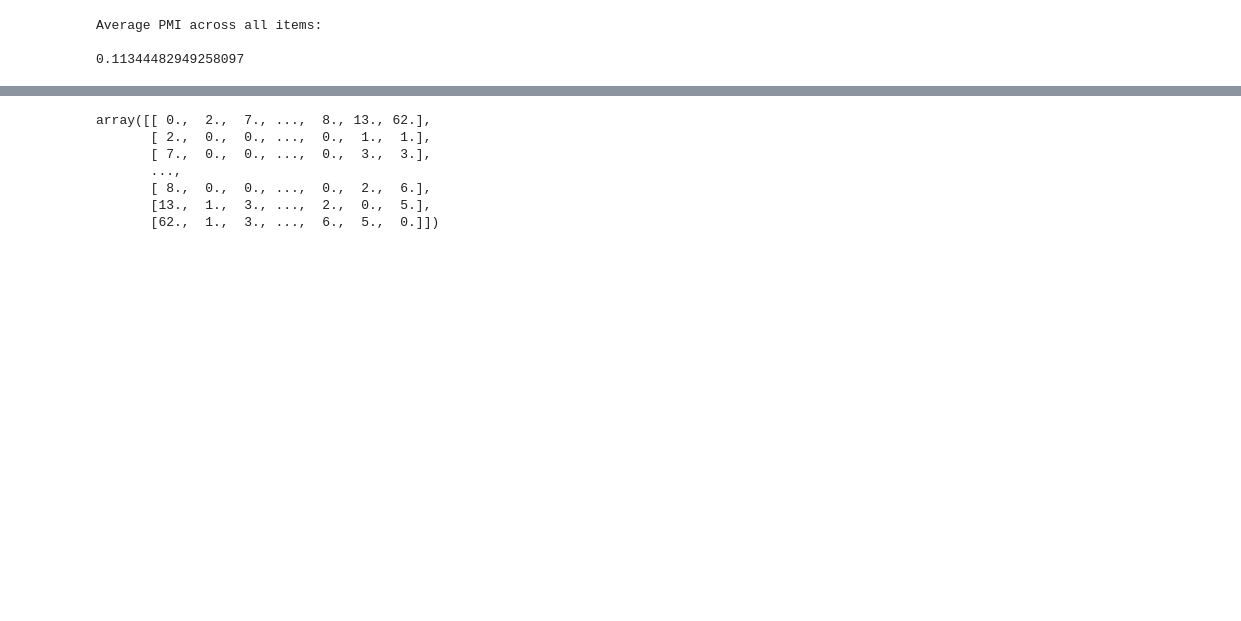
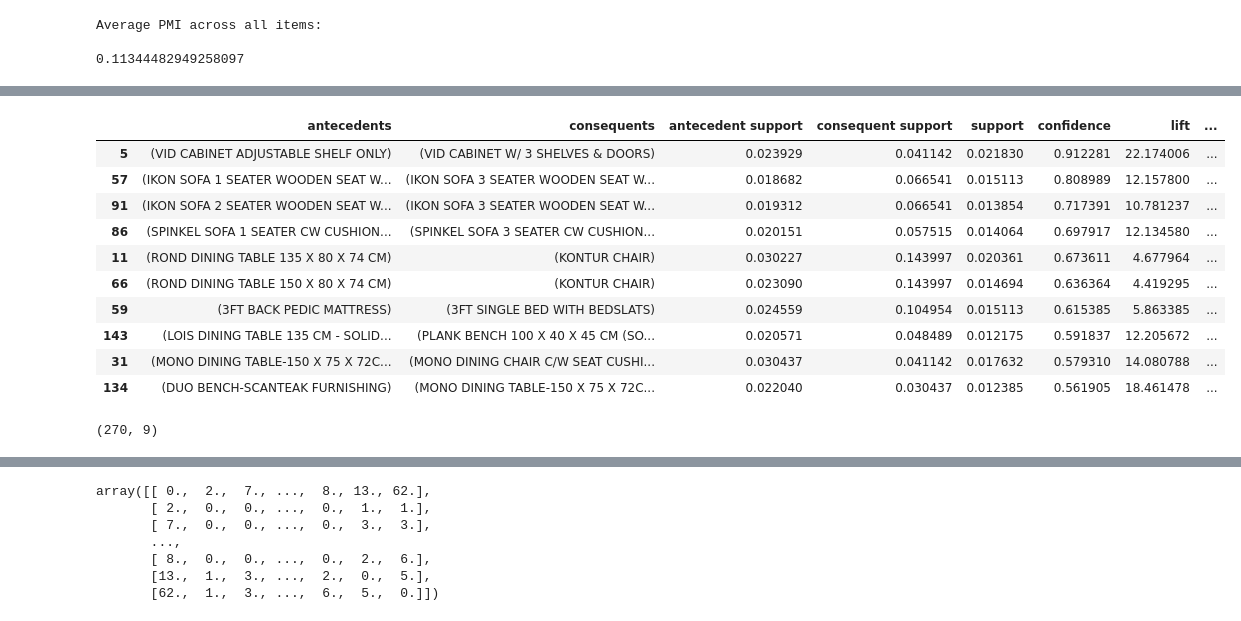
Before and after one commit to aisyahms/Intern, a Jupyter notebook: companyA/Recommender with Apriori.ipynb, the cells around one changed output, grey strips where cells are left out. Cells and saved outputs as stored; diff of their text form; code cells hidden in the pictures; blank space fills up the shorter version.

```diff
--- a/companyA/Recommender with Apriori.ipynb
+++ b/companyA/Recommender with Apriori.ipynb
@@ -543,0 +572,6 @@ Average PMI across all items:
+# %%
+# item sets that appear in AT LEAST 1% of the labels/ transactions above
+frequent_itemsets2 = fpgrowth(basket, min_support=0.01, use_colnames=True)
+frequent_itemsets2['distinct item qty'] = frequent_itemsets2['itemsets'].apply(lambda x: len(x))
+frequent_itemsets2.sort_values(by='support', ascending=False, inplace=True)
+frequent_itemsets2.head(10)
@@ -543,0 +590,24 @@ Average PMI across all items:
+# %%
+# AT LEAST 1% confidence of item A consequently leading to item B
+rules = association_rules(frequent_itemsets2, metric="confidence", min_threshold = 0.01)
+rules.drop(['leverage','conviction'], axis=1, inplace=True)
+rules.sort_values(by='confidence', ascending=False, inplace=True)
+rules['antecedents qty'] = rules['antecedents'].apply(lambda x: len(x))
+rules['consequents qty'] = rules['consequents'].apply(lambda x: len(x))
+rules.head(10)
+# %% [output]
+|  | antecedents | consequents | antecedent support | consequent support | support | confidence | lift | ... |
+| 5 | (VID CABINET ADJUSTABLE SHELF ONLY) | (VID CABINET W/ 3 SHELVES & DOORS) | 0.023929 | 0.041142 | 0.021830 | 0.912281 | 22.174006 | ... |
+| 57 | (IKON SOFA 1 SEATER WOODEN SEAT W... | (IKON SOFA 3 SEATER WOODEN SEAT W... | 0.018682 | 0.066541 | 0.015113 | 0.808989 | 12.157800 | ... |
+| 91 | (IKON SOFA 2 SEATER WOODEN SEAT W... | (IKON SOFA 3 SEATER WOODEN SEAT W... | 0.019312 | 0.066541 | 0.013854 | 0.717391 | 10.781237 | ... |
+| 86 | (SPINKEL SOFA 1 SEATER CW CUSHION... | (SPINKEL SOFA 3 SEATER CW CUSHION... | 0.020151 | 0.057515 | 0.014064 | 0.697917 | 12.134580 | ... |
+| 11 | (ROND DINING TABLE 135 X 80 X 74 CM) | (KONTUR CHAIR) | 0.030227 | 0.143997 | 0.020361 | 0.673611 | 4.677964 | ... |
+| 66 | (ROND DINING TABLE 150 X 80 X 74 CM) | (KONTUR CHAIR) | 0.023090 | 0.143997 | 0.014694 | 0.636364 | 4.419295 | ... |
+| 59 | (3FT BACK PEDIC MATTRESS) | (3FT SINGLE BED WITH BEDSLATS) | 0.024559 | 0.104954 | 0.015113 | 0.615385 | 5.863385 | ... |
+| 143 | (LOIS DINING TABLE 135 CM - SOLID... | (PLANK BENCH 100 X 40 X 45 CM (SO... | 0.020571 | 0.048489 | 0.012175 | 0.591837 | 12.205672 | ... |
+| 31 | (MONO DINING TABLE-150 X 75 X 72C... | (MONO DINING CHAIR C/W SEAT CUSHI... | 0.030437 | 0.041142 | 0.017632 | 0.579310 | 14.080788 | ... |
+| 134 | (DUO BENCH-SCANTEAK FURNISHING) | (MONO DINING TABLE-150 X 75 X 72C... | 0.022040 | 0.030437 | 0.012385 | 0.561905 | 18.461478 | ... |
+# %%
+rules.shape
+# %% [output]
+(270, 9)
```
Also changed, not shown: parts of 52 cells of this notebook.
